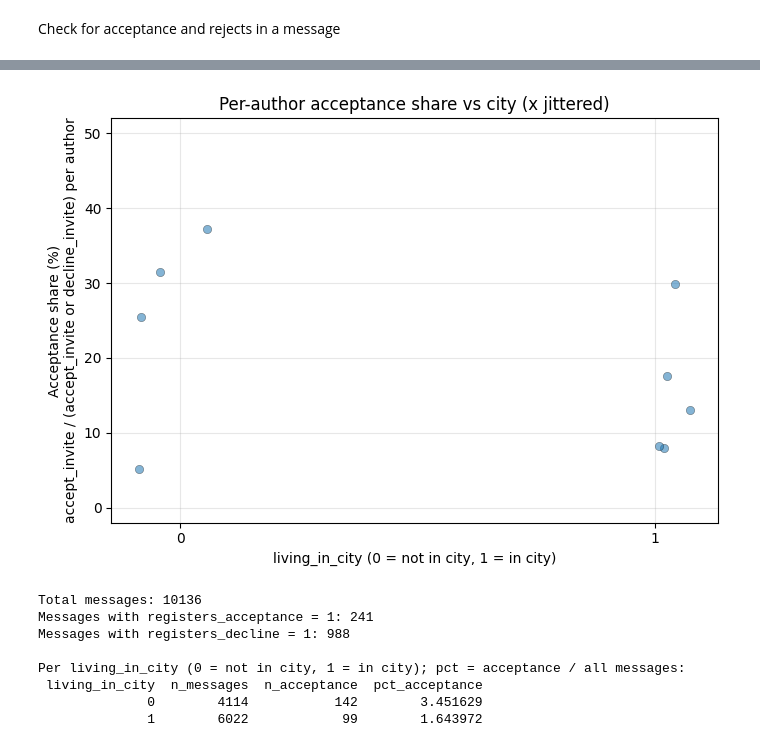
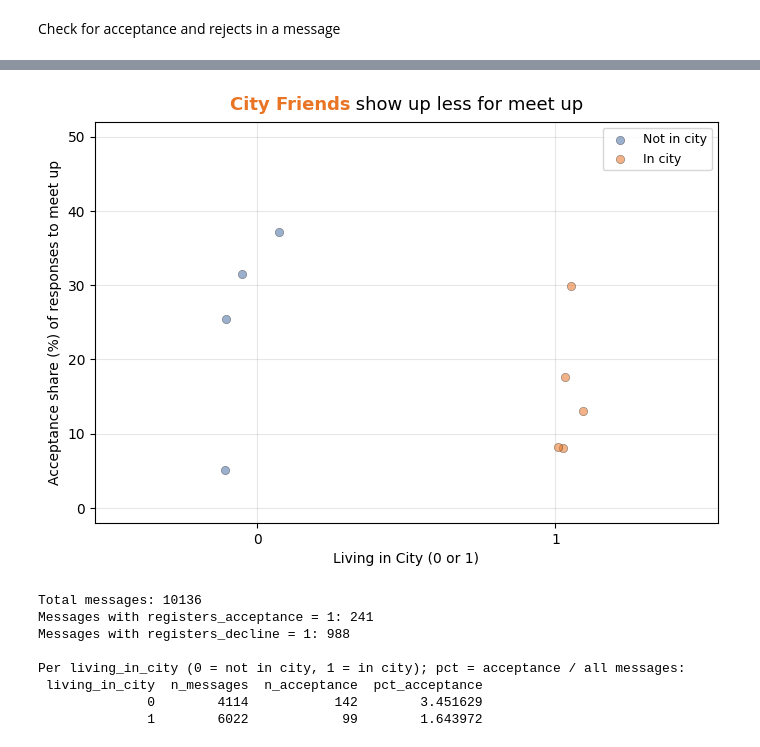
Before and after one commit to bashoogeventerink-max/DAV, a Jupyter notebook: notebooks/04-correlation-test.ipynb, the cells around one changed output, grey strips where cells are left out. Saved outputs shown, nothing was run; the diff lists cells and outputs as text; code cells hidden in the pictures.

Commit message:
update title relation

```diff
--- a/notebooks/04-correlation-test.ipynb
+++ b/notebooks/04-correlation-test.ipynb
@@ -1032,6 +1045,22 @@ Check for acceptance and rejects in a message
 import matplotlib.pyplot as plt
 import numpy as np
 import pandas as pd
+from matplotlib.offsetbox import AnchoredOffsetbox, HPacker, TextArea
+from pathlib import Path
+
+# I want to see the correlation between each of the metrics in my dataset
+
+CITY_ORANGE = "#e97424"
+
+# Load the feature-added data from CSV
+feature_csv_path = Path("../data/feature_added")
+# Find the latest CSV file in the feature_added folder
+csv_files = sorted(feature_csv_path.glob("*.csv"), key=lambda x: x.stat().st_mtime, reverse=True)
+if not csv_files:
+    raise FileNotFoundError("No feature-added CSV found in '../data/feature_added'. Please run feature engineering first.")
+latest_csv = csv_files[0]
+print(f"Loading features from: {latest_csv}")
+df = pd.read_csv(latest_csv)
 
 per_author = (
     df.assign(
@@ -1066,30 +1095,75 @@ plot_df["pct_acceptance"] = (
 )
 
 rng = np.random.default_rng(0)
-jitter = 0.09
-x_jittered = plot_df["living_in_city"].astype(float).to_numpy() + rng.uniform(
-    -jitter, jitter, size=len(plot_df)
+jitter = 0.025
+# Compress horizontal spread so 0 and 1 sit closer in the middle of the plot
+x_half_span = 0.11
+x_base = 0.5 + (plot_df["living_in_city"].astype(float).to_numpy() - 0.5) * (
+    2 * x_half_span
 )
+x_jittered = x_base + rng.uniform(-jitter, jitter, size=len(plot_df))
+
+in_city = plot_df["living_in_city"].eq(1)
 
 fig, ax = plt.subplots(figsize=(7, 5))
 ax.scatter(
-    x_jittered,
-    plot_df["pct_acceptance"],
+    x_jittered[~in_city],
+    plot_df.loc[~in_city, "pct_acceptance"],
     s=36,
     alpha=0.55,
+    c="#4a6fa5",
     edgecolors="black",
     linewidths=0.35,
     zorder=3,
+    label="Not in city",
 )
-ax.set_xticks([0, 1])
-ax.set_xlabel("living_in_city (0 = not in city, 1 = in city)")
+ax.scatter(
+    x_jittered[in_city],
+    plot_df.loc[in_city, "pct_acceptance"],
+    s=36,
+    alpha=0.55,
+    c=CITY_ORANGE,
+    edgecolors="black",
+    linewidths=0.35,
+    zorder=3,
+    label="In city",
+)
+tick_pos = [0.5 - x_half_span, 0.5 + x_half_span]
+ax.set_xticks(tick_pos)
+ax.set_xticklabels(["0", "1"])
+ax.set_xlim(0.5 - x_half_span - 0.12, 0.5 + x_half_span + 0.12)
+ax.set_xlabel("Living in City (0 or 1)")
 ax.set_ylabel(
-    "Acceptance share (%)\n"
-    "accept_invite / (accept_invite or decline_invite) per author"
+    "Acceptance share (%) of responses to meet up"
 )
-ax.set_title("Per-author acceptance share vs city (x jittered)")
+title_pack = HPacker(
+    children=[
+        TextArea(
+            "City Friends",
+            textprops={"color": CITY_ORANGE, "size": 13, "weight": "bold"},
+        ),
+        TextArea(
+            " show up less for meet up",
+            textprops={"color": "black", "size": 13},
+        ),
+    ],
+    pad=0,
+    sep=0,
+    align="baseline",
+)
+title_box = AnchoredOffsetbox(
+    loc="lower center",
+    child=title_pack,
+    pad=0,
+    frameon=False,
+    bbox_to_anchor=(0.5, 1.02),
+    bbox_transform=ax.transAxes,
+    borderpad=0,
+)
+ax.add_artist(title_box)
 ax.set_ylim(-2, 52)
 ax.grid(True, alpha=0.3)
+ax.legend(frameon=True, loc="upper right", fontsize=9)
 plt.tight_layout()
 plt.show()
 # %% [output]
@@ -1096,4 +1171,4 @@ plt.show()
-[figure, old version]
+[figure, new version]
 # %%
 import matplotlib.pyplot as plt
 import numpy as np
```
Also changed, not shown: parts of 2 cells of this notebook.
